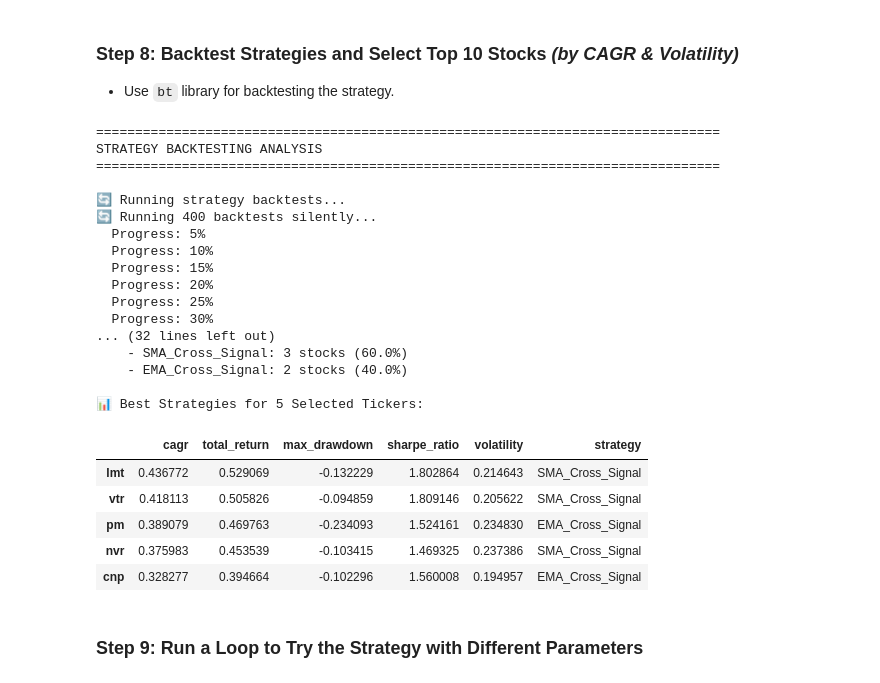
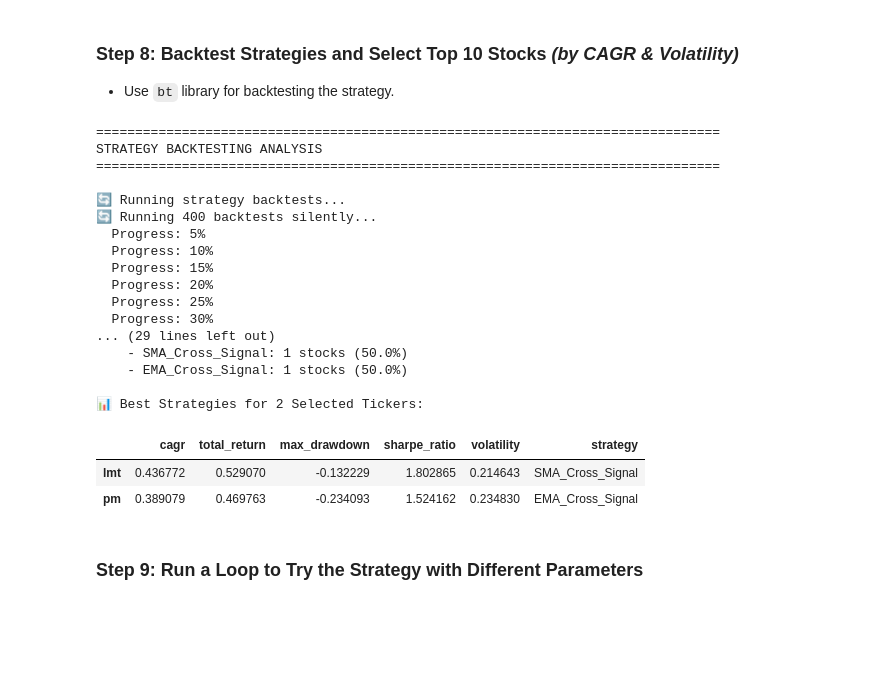
Before and after one commit to renan-peres/mfin-algo-trading-team, a Jupyter notebook: 02_short_term_portfolio.ipynb, the cells around one changed output. Saved outputs shown, nothing was run; the diff lists cells and outputs as text; code cells hidden in the pictures; blank space fills up the shorter version.

```diff
--- a/02_short_term_portfolio.ipynb
+++ b/02_short_term_portfolio.ipynb
@@ -52,7 +52,7 @@ logging.getLogger('yfinance').setLevel(logging.CRITICAL)
 # %%
 # Define the date range
 end_date = (datetime.today() - BDay(1)).to_pydatetime()  # Subtract 1 business day
-start_date = end_date - timedelta(days=5*365)            # 1 year before the end date
+start_date = end_date - timedelta(days=10*365)
 
 # Convert datetime objects to Unix timestamps (seconds since Jan 1, 1970)
 start_timestamp = int(start_date.timestamp())
@@ -351,44 +346,41 @@ from py.technical_analysis import run_backtest, best_strategy_analysis
 # Configuration constants
 PORTFOLIO_CONFIG = {
     'max_volatility': 0.3,  # Maximum 30% volatility
-    'max_stocks': 5        # Maximum 10 stocks in portfolio
+    'max_stocks': 2        # Maximum 10 stocks in portfolio
 }
 
 # Step 1: Run strategy backtesting
 backtest_data = run_backtest(quotes, trading_signals, available_tickers)
 
 # Step 2: Analyze best strategies and build portfolio
 analysis_results = best_strategy_analysis(quotes, trading_signals, backtest_data, available_tickers, **PORTFOLIO_CONFIG)
 
 # Step 3: Display results
 selected_tickers = analysis_results['selected_tickers']
 best_strategies_df = analysis_results['best_strategies_df']
 print(f"\n📊 Best Strategies for {len(selected_tickers)} Selected Tickers:")
 display(best_strategies_df.sort_values('cagr', ascending=False))
 # %% [output]
 ================================================================================
 STRATEGY BACKTESTING ANALYSIS
 ================================================================================
 
 🔄 Running strategy backtests...
 🔄 Running 400 backtests silently...
   Progress: 5%
   Progress: 10%
   Progress: 15%
   Progress: 20%
   Progress: 25%
   Progress: 30%
-... (32 lines left out)
-    - SMA_Cross_Signal: 3 stocks (60.0%)
-    - EMA_Cross_Signal: 2 stocks (40.0%)
+... (29 lines left out)
+    - SMA_Cross_Signal: 1 stocks (50.0%)
+    - EMA_Cross_Signal: 1 stocks (50.0%)
 
-📊 Best Strategies for 5 Selected Tickers:
+📊 Best Strategies for 2 Selected Tickers:
 |  | cagr | total_return | max_drawdown | sharpe_ratio | volatility | strategy |
-| lmt | 0.436772 | 0.529069 | -0.132229 | 1.802864 | 0.214643 | SMA_Cross_Signal |
-| vtr | 0.418113 | 0.505826 | -0.094859 | 1.809146 | 0.205622 | SMA_Cross_Signal |
-| pm | 0.389079 | 0.469763 | -0.234093 | 1.524161 | 0.234830 | EMA_Cross_Signal |
-| nvr | 0.375983 | 0.453539 | -0.103415 | 1.469325 | 0.237386 | SMA_Cross_Signal |
-| cnp | 0.328277 | 0.394664 | -0.102296 | 1.560008 | 0.194957 | EMA_Cross_Signal |
+| lmt | 0.436772 | 0.529070 | -0.132229 | 1.802865 | 0.214643 | SMA_Cross_Signal |
+| pm | 0.389079 | 0.469763 | -0.234093 | 1.524162 | 0.234830 | EMA_Cross_Signal |
 # %% [markdown]
 ### Step 9: Run a Loop to Try the Strategy with Different Parameters
 # %%
```
Also changed, not shown: parts of 12 cells of this notebook, 2 other files.
